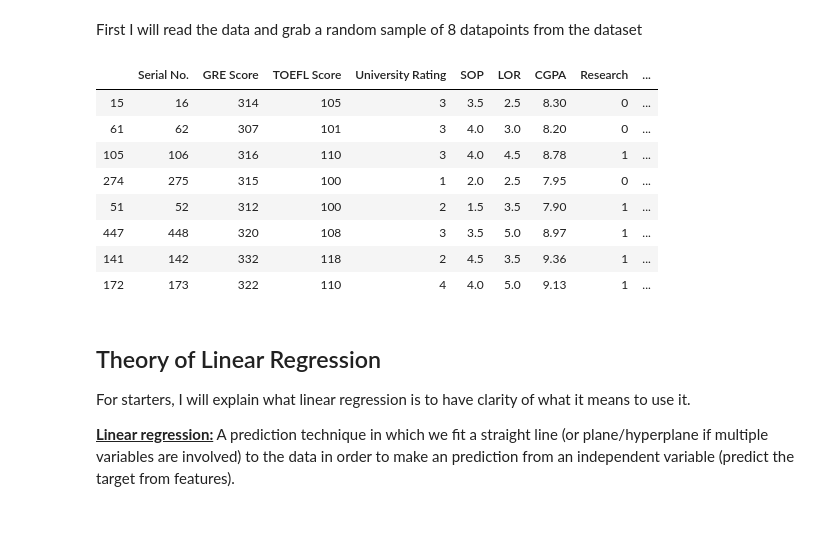
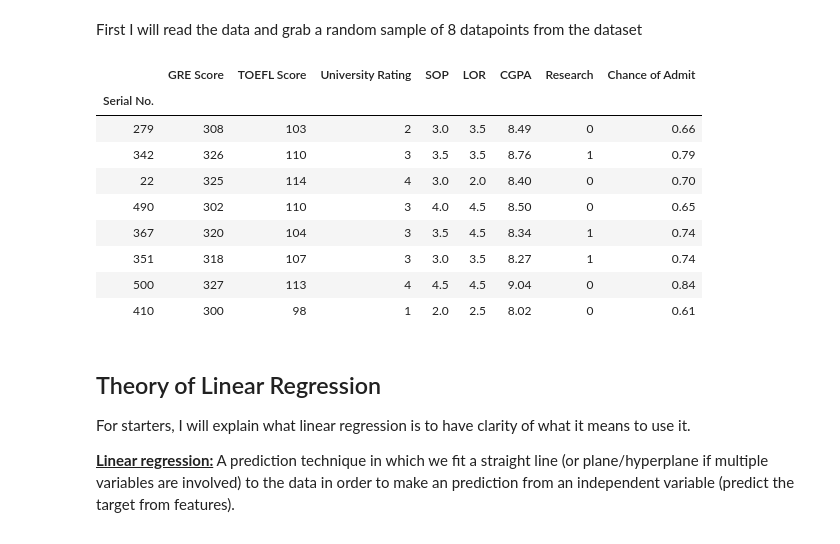
Before and after one commit to Sir-Slade/LinearRegression-Regularization, a Jupyter notebook: LinearRegression.ipynb, the cells around one changed output. Saved outputs shown, nothing was run; the diff lists cells and outputs as text; code cells hidden in the pictures.

```diff
--- a/LinearRegression.ipynb
+++ b/LinearRegression.ipynb
@@ -13,18 +13,19 @@ import matplotlib.pyplot as plt
 # %% [markdown]
 First I will read the data and grab a random sample of 8 datapoints from the dataset
 # %%
-data = pd.read_csv("Admission_Predict_Ver1.1.csv")
+data = pd.read_csv("Admission_Predict_Ver1.1.csv", index_col="Serial No.")
 data.sample(8)
 # %% [output]
-|  | Serial No. | GRE Score | TOEFL Score | University Rating | SOP | LOR | CGPA | Research | ... |
-| 15 | 16 | 314 | 105 | 3 | 3.5 | 2.5 | 8.30 | 0 | ... |
-| 61 | 62 | 307 | 101 | 3 | 4.0 | 3.0 | 8.20 | 0 | ... |
-| 105 | 106 | 316 | 110 | 3 | 4.0 | 4.5 | 8.78 | 1 | ... |
-| 274 | 275 | 315 | 100 | 1 | 2.0 | 2.5 | 7.95 | 0 | ... |
-| 51 | 52 | 312 | 100 | 2 | 1.5 | 3.5 | 7.90 | 1 | ... |
-| 447 | 448 | 320 | 108 | 3 | 3.5 | 5.0 | 8.97 | 1 | ... |
-| 141 | 142 | 332 | 118 | 2 | 4.5 | 3.5 | 9.36 | 1 | ... |
-| 172 | 173 | 322 | 110 | 4 | 4.0 | 5.0 | 9.13 | 1 | ... |
+|  | GRE Score | TOEFL Score | University Rating | SOP | LOR | CGPA | Research | Chance of Admit |
+| Serial No. |  |  |  |  |  |  |  |  |
+| 279 | 308 | 103 | 2 | 3.0 | 3.5 | 8.49 | 0 | 0.66 |
+| 342 | 326 | 110 | 3 | 3.5 | 3.5 | 8.76 | 1 | 0.79 |
+| 22 | 325 | 114 | 4 | 3.0 | 2.0 | 8.40 | 0 | 0.70 |
+| 490 | 302 | 110 | 3 | 4.0 | 4.5 | 8.50 | 0 | 0.65 |
+| 367 | 320 | 104 | 3 | 3.5 | 4.5 | 8.34 | 1 | 0.74 |
+| 351 | 318 | 107 | 3 | 3.0 | 3.5 | 8.27 | 1 | 0.74 |
+| 500 | 327 | 113 | 4 | 4.5 | 4.5 | 9.04 | 0 | 0.84 |
+| 410 | 300 | 98 | 1 | 2.0 | 2.5 | 8.02 | 0 | 0.61 |
 # %% [markdown]
 ## Theory of Linear Regression
 
```
Also changed, not shown: parts of 20 cells of this notebook.
